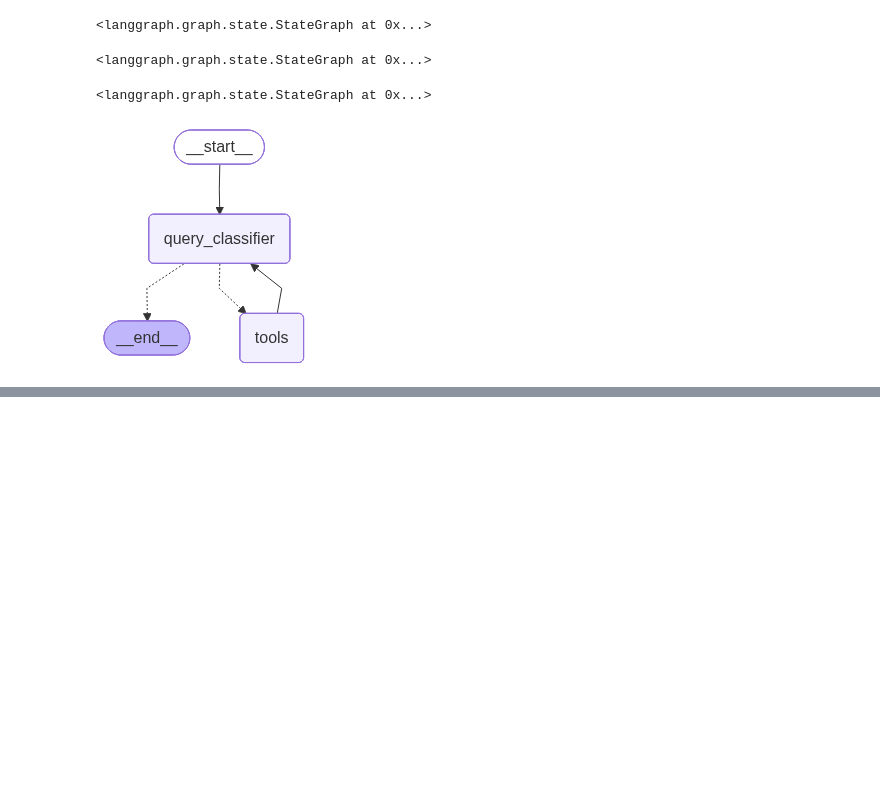
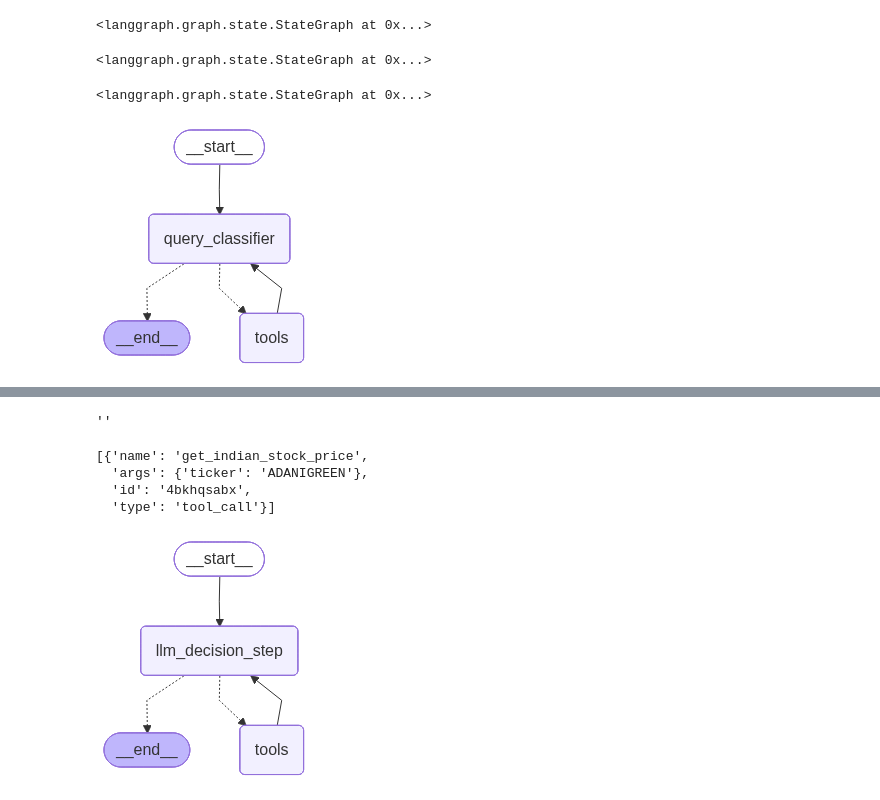
Before and after one commit to champ-sk/Agentic-AI, a Jupyter notebook: 5-LangGraph/langgraph3.ipynb, the cells around one changed output, grey strips where cells are left out. Saved outputs shown, nothing was run; the diff lists cells and outputs as text; code cells hidden in the pictures; blank space fills up the shorter version.

Commit message:
adding the finance tool

```diff
--- a/5-LangGraph/langgraph3.ipynb
+++ b/5-LangGraph/langgraph3.ipynb
@@ -226,0 +279,45 @@ $$
+# %%
+llm_with_tools=llm.bind_tools(tools)
+# %%
+response=llm_with_tools.invoke("can you give me a latest stock price of adani greens?")
+# %%
+response.content
+# %% [output]
+''
+# %%
+response.tool_calls
+# %% [output]
+[{'name': 'get_indian_stock_price',
+  'args': {'ticker': 'ADANIGREEN'},
+  'id': '4bkhqsabx',
+  'type': 'tool_call'}]
+# %%
+SYSTEM_PROMPT = SystemMessage(
+    content="You are a helpful assistant tasked with using search, the yahoo finance tool and performing arithmetic on a set of inputs."
+)
+def function_1(state:MessagesState):
+
+    user_question=state["messages"]
+
+    input_question = [SYSTEM_PROMPT]+user_question
+
+    response = llm_with_tools.invoke(input_question)
+
+    return {
+        "messages":[response]
+    }
+# %%
+workflow = StateGraph(MessagesState)
+workflow.add_node("llm_decision_step", function_1)
+workflow.add_node("tools", ToolNode(tools))
+workflow.add_edge(START, "llm_decision_step")
+workflow.add_conditional_edges(
+    "llm_decision_step",
+    tools_condition,
+)
+workflow.add_edge("tools", "llm_decision_step")
+react_graph2 = workflow.compile()
+# %%
+display(Image(react_graph2.get_graph(xray=True).draw_mermaid_png()))
+# %% [output]
+[figure, added]
```
Also changed, not shown: parts of 14 cells of this notebook.
